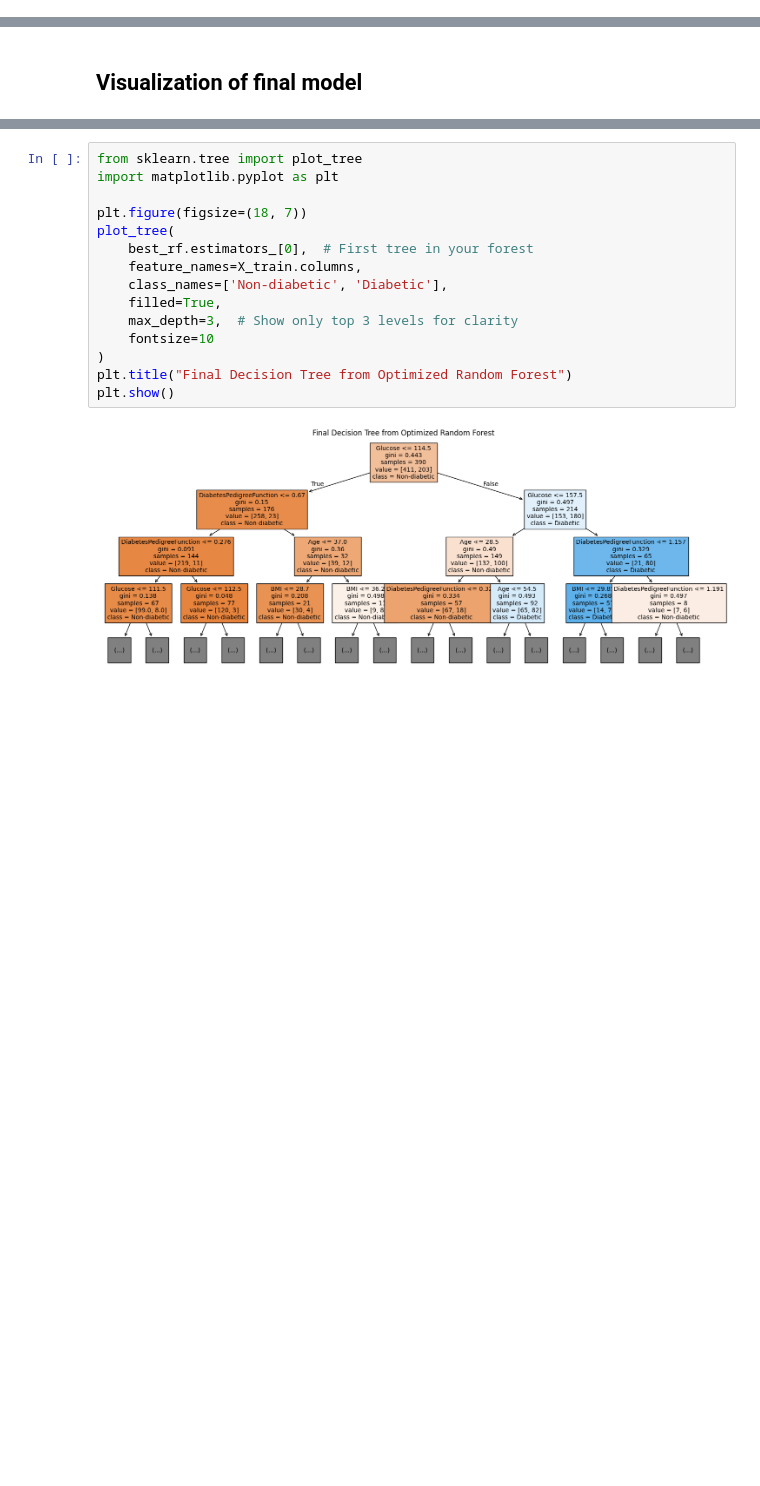
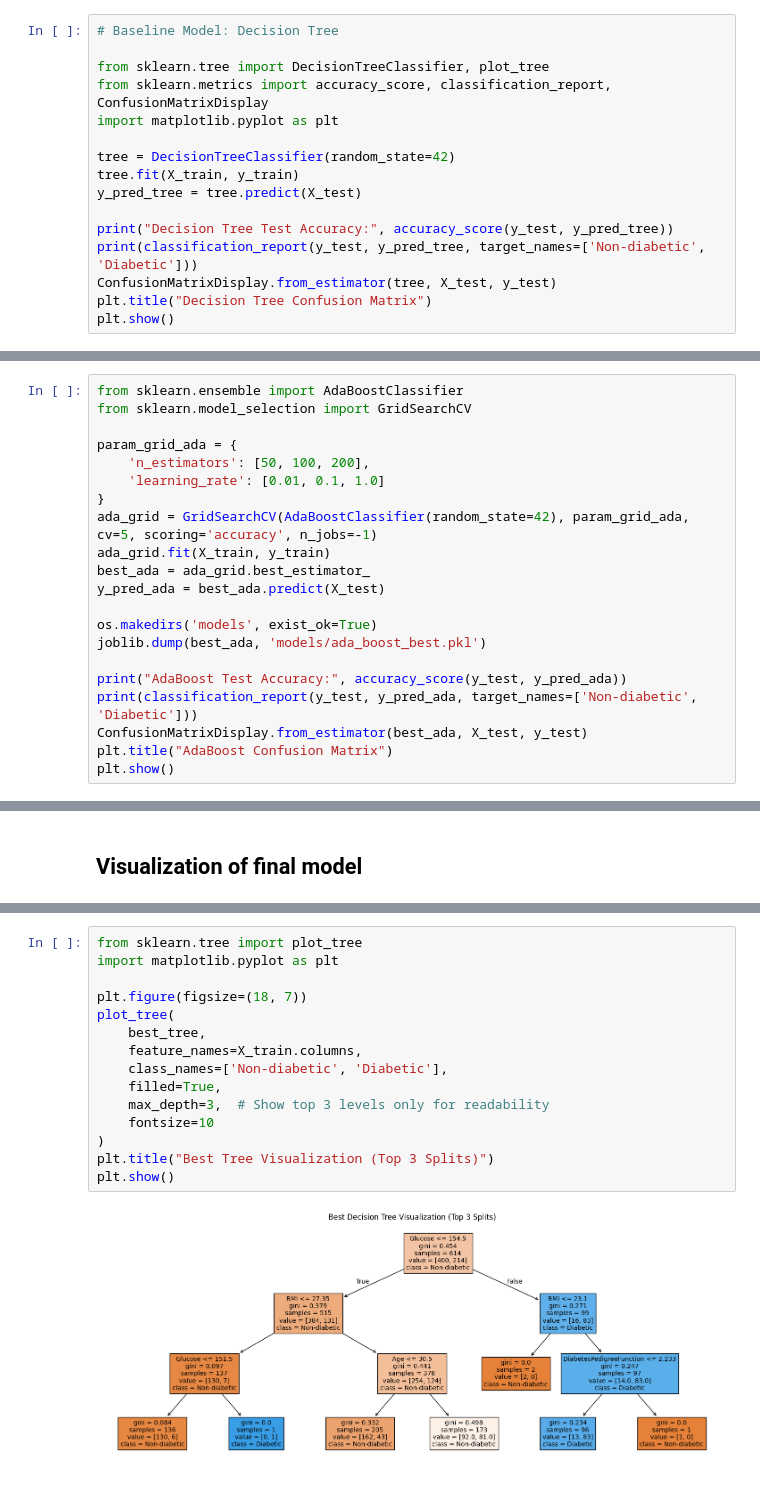
Before and after one commit to 4GeeksAcademy/ginotomasd-boostingalgo, a Jupyter notebook: project.ipynb, the cells around one changed output, grey strips where cells are left out. Drawn from its saved outputs; the diff is of its cells as text; blank space fills up the shorter version.

```diff
--- a/project.ipynb
+++ b/project.ipynb
@@ -591,0 +494,16 @@ plt.show()
+# %%
+# Baseline Model: Decision Tree
+
+from sklearn.tree import DecisionTreeClassifier, plot_tree
+from sklearn.metrics import accuracy_score, classification_report, ConfusionMatrixDisplay
+import matplotlib.pyplot as plt
+
+tree = DecisionTreeClassifier(random_state=42)
+tree.fit(X_train, y_train)
+y_pred_tree = tree.predict(X_test)
+
+print("Decision Tree Test Accuracy:", accuracy_score(y_test, y_pred_tree))
+print(classification_report(y_test, y_pred_tree, target_names=['Non-diabetic', 'Diabetic']))
+ConfusionMatrixDisplay.from_estimator(tree, X_test, y_test)
+plt.title("Decision Tree Confusion Matrix")
+plt.show()
@@ -591,0 +670,21 @@ plt.show()
+# %%
+from sklearn.ensemble import AdaBoostClassifier
+from sklearn.model_selection import GridSearchCV
+
+param_grid_ada = {
+    'n_estimators': [50, 100, 200],
+    'learning_rate': [0.01, 0.1, 1.0]
+}
+ada_grid = GridSearchCV(AdaBoostClassifier(random_state=42), param_grid_ada, cv=5, scoring='accuracy', n_jobs=-1)
+ada_grid.fit(X_train, y_train)
+best_ada = ada_grid.best_estimator_
+y_pred_ada = best_ada.predict(X_test)
+
+os.makedirs('models', exist_ok=True)
+joblib.dump(best_ada, 'models/ada_boost_best.pkl')
+
+print("AdaBoost Test Accuracy:", accuracy_score(y_test, y_pred_ada))
+print(classification_report(y_test, y_pred_ada, target_names=['Non-diabetic', 'Diabetic']))
+ConfusionMatrixDisplay.from_estimator(best_ada, X_test, y_test)
+plt.title("AdaBoost Confusion Matrix")
+plt.show()
@@ -688,17 +935,17 @@ Model saved to 'models/random_forest_best.pkl'
 # %%
 from sklearn.tree import plot_tree
 import matplotlib.pyplot as plt
 
 plt.figure(figsize=(18, 7))
 plot_tree(
-    best_rf.estimators_[0],  # First tree in your forest
+    best_tree,
     feature_names=X_train.columns,
     class_names=['Non-diabetic', 'Diabetic'],
     filled=True,
-    max_depth=3,  # Show only top 3 levels for clarity
+    max_depth=3,  # Show top 3 levels only for readability
     fontsize=10
 )
-plt.title("Final Decision Tree from Optimized Random Forest")
+plt.title("Best Tree Visualization (Top 3 Splits)")
 plt.show()
 # %% [output]
-[figure, old version]
+[figure, new version]
```
Also changed, not shown: parts of 35 cells of this notebook, 4 other files.
